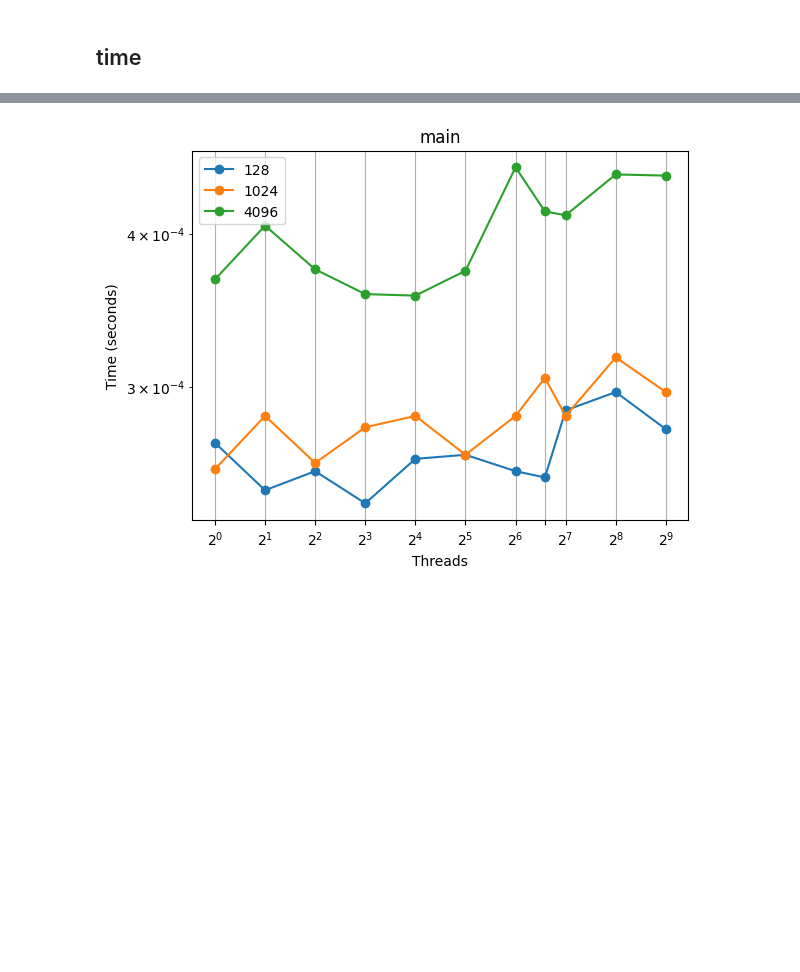
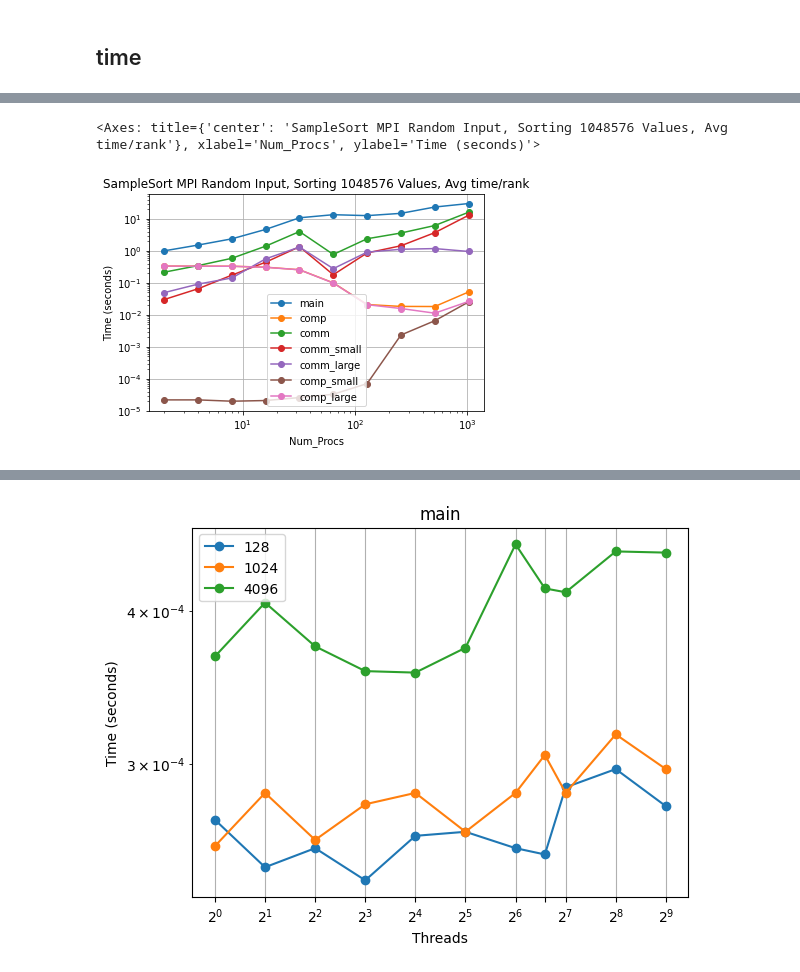
Before and after one commit to aheff20/CSCE435GroupProject, a Jupyter notebook: SampleSort_thicket.ipynb, the cells around one changed output, grey strips where cells are left out. Cells and saved outputs as stored; diff of their text form; code cells hidden in the pictures; blank space fills up the shorter version.

Commit message:
sample sort mpi graphs

```diff
--- a/SampleSort_thicket.ipynb
+++ b/SampleSort_thicket.ipynb
@@ -323,0 +348,3 @@ ctks["cuda_strong_random"].dataframe.loc["main"]
+# %%
+function_names = ("main", "comp", "comm", "comm_small", "comm_large", "comp_small", "comp_large")
+# function_names = set(ctks["mpi_strong_perturbed"].dataframe.index.get_level_values("name"))
@@ -323,0 +353,8 @@ ctks["cuda_strong_random"].dataframe.loc["main"]
+# %%
+masterDF = pd.DataFrame()
+for name in function_names:
+    tempDF = ctks["mpi_strong_random"].dataframe.loc[name][(1048576, "Avg time/rank")]
+    tempDF = tempDF.rename(name)
+    masterDF = pd.concat([masterDF, tempDF], axis=1)
+
+masterDF
@@ -323,0 +373,17 @@ ctks["cuda_strong_random"].dataframe.loc["main"]
+# %%
+masterDF = pd.DataFrame()
+for name in function_names:
+    tempDF = ctks["mpi_strong_random"].dataframe.loc[name][(1048576, "Avg time/rank")]
+    tempDF = tempDF.rename(name)
+    masterDF = pd.concat([masterDF, tempDF], axis=1)
+
+plot_pandas(
+    df=masterDF,
+    title="SampleSort MPI Random Input, Sorting 1048576 Values, Avg time/rank",
+    xlabel="Num_Procs",
+    ylabel="Time (seconds)",
+    loglog=True
+)
+# %% [output]
+<Axes: title={'center': 'SampleSort MPI Random Input, Sorting 1048576 Values, Avg time/rank'}, xlabel='Num_Procs', ylabel='Time (seconds)'>
+[figure, added]
```
Also changed, not shown: parts of 17 cells of this notebook.
